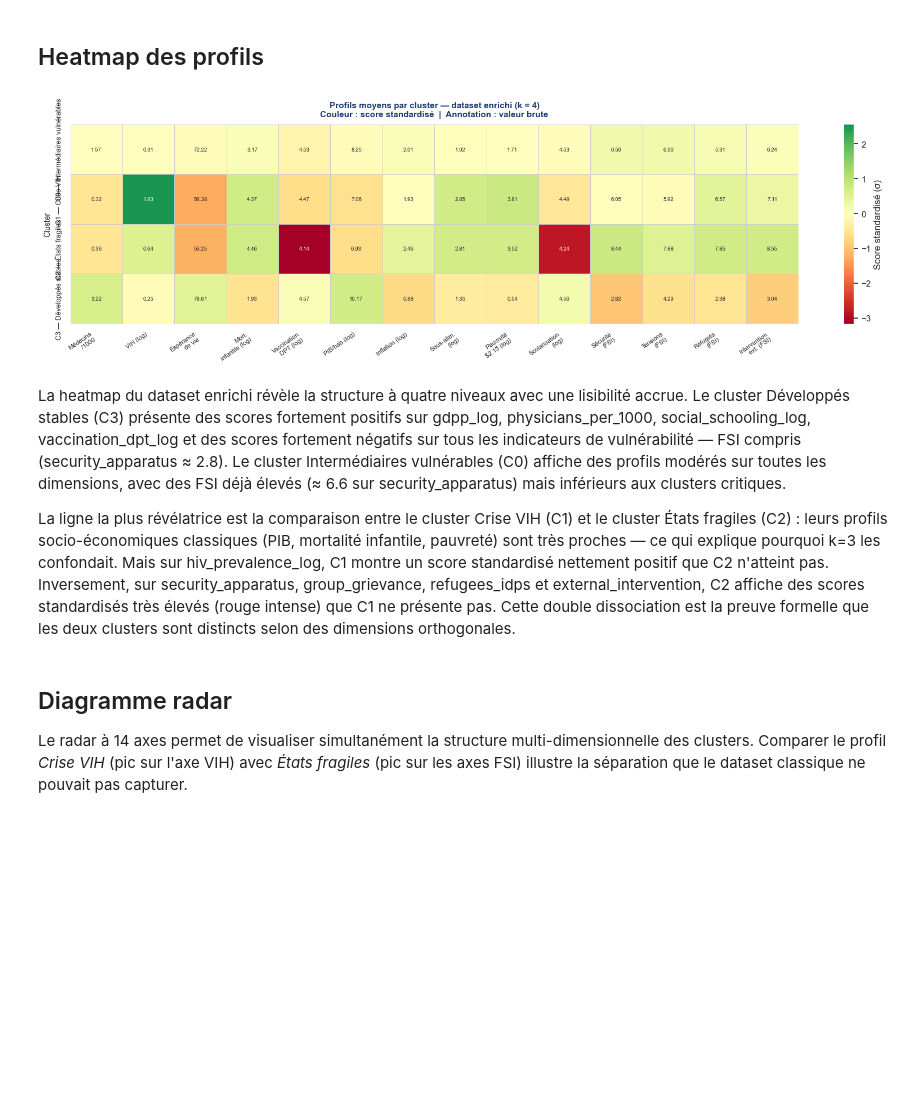
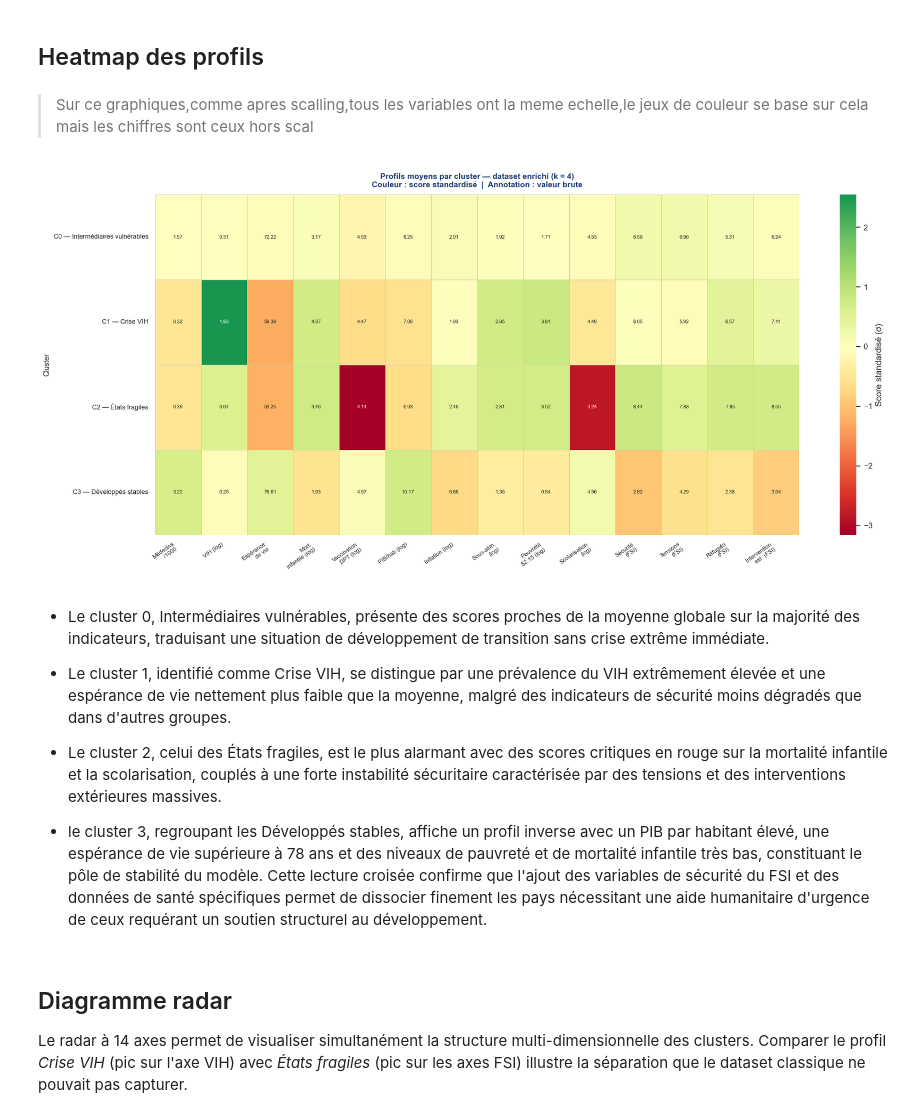
Before and after one commit to awa-d/ML2-project_clustering-countries, a Jupyter notebook: notebooks/P3_interpretation.ipynb, the cells around one changed output. Saved outputs shown, nothing was run; the diff lists cells and outputs as text; code cells hidden in the pictures; blank space fills up the shorter version.

Commit message:
P3 : comparaison inter-dataset: analyse par cluster avec focus cluster Etat fragile

```diff
--- a/notebooks/P3_interpretation.ipynb
+++ b/notebooks/P3_interpretation.ipynb
@@ -475,6 +477,8 @@ health, exports_log et imports_log ont des importances SHAP modestes pour k=3 :
 # Partie II : Dataset enrichi
 # %% [markdown]
 ## Heatmap des profils
+# %% [markdown]
+>Sur ce graphiques,comme apres scalling,tous les variables ont la meme echelle,le jeux de couleur se base sur cela mais les chiffres sont ceux hors scal
 # %%
 LABELS_K4 = {
     'physicians_per_1000':         'Médecins\n/1000',
@@ -486,40 +490,42 @@ LABELS_K4 = {
     'inflation_log':               'Inflation (log)',
     'social_undernourishment_log': 'Sous-alim.\n(log)',
     'social_poverty_2_15_log':     'Pauvreté\n$2.15 (log)',
     'social_schooling_log':        'Scolarisation\n(log)',
     'security_apparatus':          'Sécurité\n(FSI)',
     'group_grievance':             'Tensions\n(FSI)',
     'refugees_idps':               'Réfugiés\n(FSI)',
     'external_intervention':       'Intervention\next. (FSI)',
 }
 
-fig, ax = plt.subplots(figsize=(17, 5))
+fig, ax = plt.subplots(figsize=(18, 8))
 sns.heatmap(
     m4_std.rename(columns=LABELS_K4),
     annot=m4_raw.rename(columns=LABELS_K4).round(2),
     fmt='g', cmap='RdYlGn', center=0,
     linewidths=0.4, linecolor='#cccccc',
     cbar_kws={'label': 'Score standardisé (σ)'},
     ax=ax, annot_kws={'size': 7}
 )
 ax.set_title(
     'Profils moyens par cluster — dataset enrichi (k = 4)\n'
     'Couleur : score standardisé  |  Annotation : valeur brute',
     fontsize=11, fontweight='bold', color='#1e3c72', pad=10
 )
 ax.set_ylabel('Cluster', fontsize=10)
 ax.set_xlabel('')
 tick_labels4 = [f'C{k} — {NAMES_K4[k]}' for k in sorted(NAMES_K4)]
-ax.set_yticklabels(tick_labels4, fontsize=9)
+ax.set_yticklabels(tick_labels4, fontsize=9,rotation=0)
 ax.set_xticklabels(ax.get_xticklabels(), rotation=35, ha='right', fontsize=8)
 plt.tight_layout()
 plt.show()
 # %% [output]
-[figure, old version]
+[figure, new version]
 # %% [markdown]
-La heatmap du dataset enrichi révèle la structure à quatre niveaux avec une lisibilité accrue. Le cluster Développés stables (C3) présente des scores fortement positifs sur gdpp_log, physicians_per_1000, social_schooling_log, vaccination_dpt_log et des scores fortement négatifs sur tous les indicateurs de vulnérabilité — FSI compris (security_apparatus ≈ 2.8). Le cluster Intermédiaires vulnérables (C0) affiche des profils modérés sur toutes les dimensions, avec des FSI déjà élevés (≈ 6.6 sur security_apparatus) mais inférieurs aux clusters critiques.
+ - Le cluster 0, Intermédiaires vulnérables, présente des scores proches de la moyenne globale sur la majorité des indicateurs, traduisant une situation de développement de transition sans crise extrême immédiate.
 
-La ligne la plus révélatrice est la comparaison entre le cluster Crise VIH (C1) et le cluster États fragiles (C2) : leurs profils socio-économiques classiques (PIB, mortalité infantile, pauvreté) sont très proches — ce qui explique pourquoi k=3 les confondait. Mais sur hiv_prevalence_log, C1 montre un score standardisé nettement positif que C2 n'atteint pas. Inversement, sur security_apparatus, group_grievance, refugees_idps et external_intervention, C2 affiche des scores standardisés très élevés (rouge intense) que C1 ne présente pas. Cette double dissociation est la preuve formelle que les deux clusters sont distincts selon des dimensions orthogonales.
+- Le cluster 1, identifié comme Crise VIH, se distingue par une prévalence du VIH extrêmement élevée et une espérance de vie nettement plus faible que la moyenne, malgré des indicateurs de sécurité moins dégradés que dans d'autres groupes.
+-  Le cluster 2, celui des États fragiles, est le plus alarmant avec des scores critiques en rouge sur la mortalité infantile et la scolarisation, couplés à une forte instabilité sécuritaire caractérisée par des tensions et des interventions extérieures massives.
+- le cluster 3, regroupant les Développés stables, affiche un profil inverse avec un PIB par habitant élevé, une espérance de vie supérieure à 78 ans et des niveaux de pauvreté et de mortalité infantile très bas, constituant le pôle de stabilité du modèle. Cette lecture croisée confirme que l'ajout des variables de sécurité du FSI et des données de santé spécifiques permet de dissocier finement les pays nécessitant une aide humanitaire d'urgence de ceux requérant un soutien structurel au développement.
 # %% [markdown]
 ## Diagramme radar
 
```
Also changed, not shown: parts of 8 cells of this notebook.
